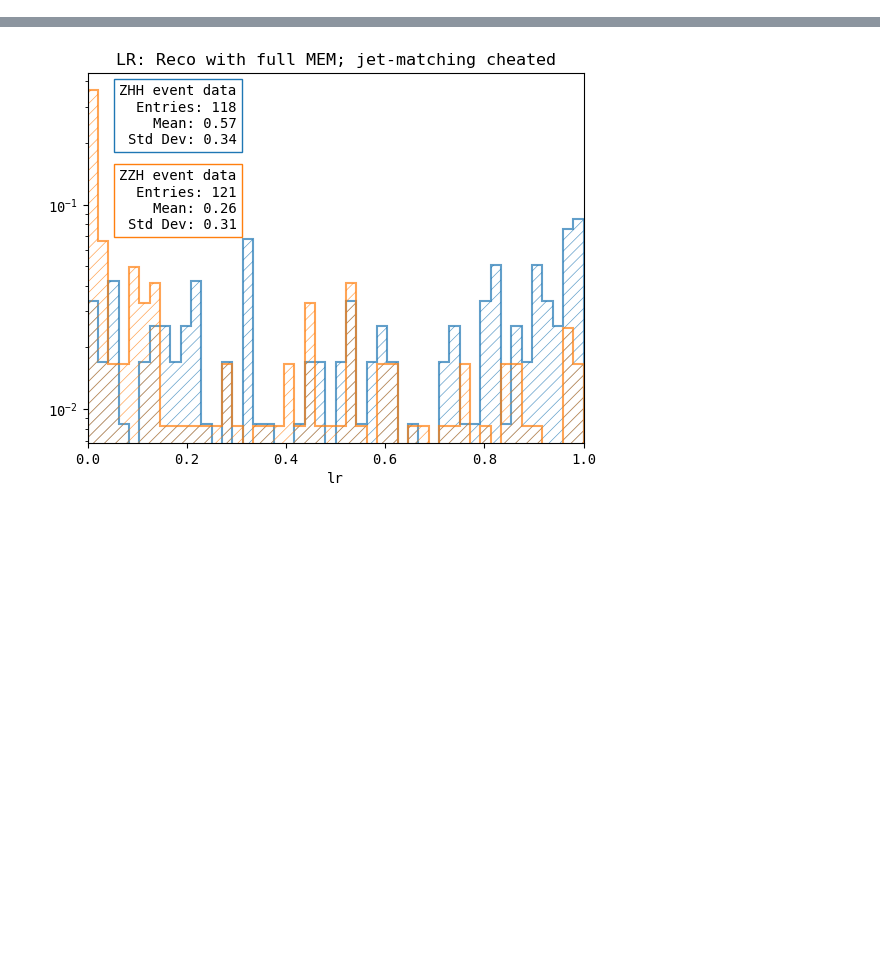
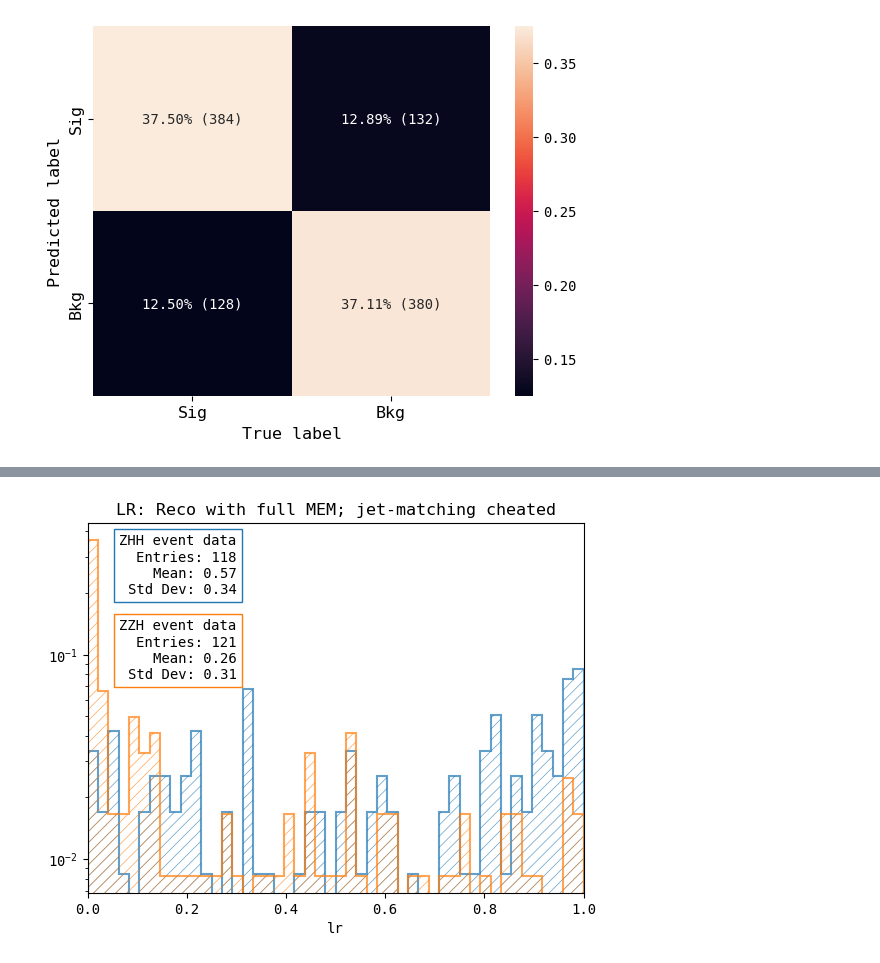
Before and after one commit to nVentis/MEM_HEP, a Jupyter notebook: results/mem_sep.ipynb, the cells around one changed output, grey strips where cells are left out. Drawn from its saved outputs; the diff is of its cells as text; code cells hidden in the pictures; blank space fills up the shorter version.

```diff
--- a/results/mem_sep.ipynb
+++ b/results/mem_sep.ipynb
@@ -75,0 +123,4 @@ results.index[61]
+# %%
+plot_confusion(conf_mat(results, threshold=best_ts(results)), normalize=True)
+# %% [output]
+[figure, added]
```
Also changed, not shown: parts of 17 cells of this notebook, 41 other files.
